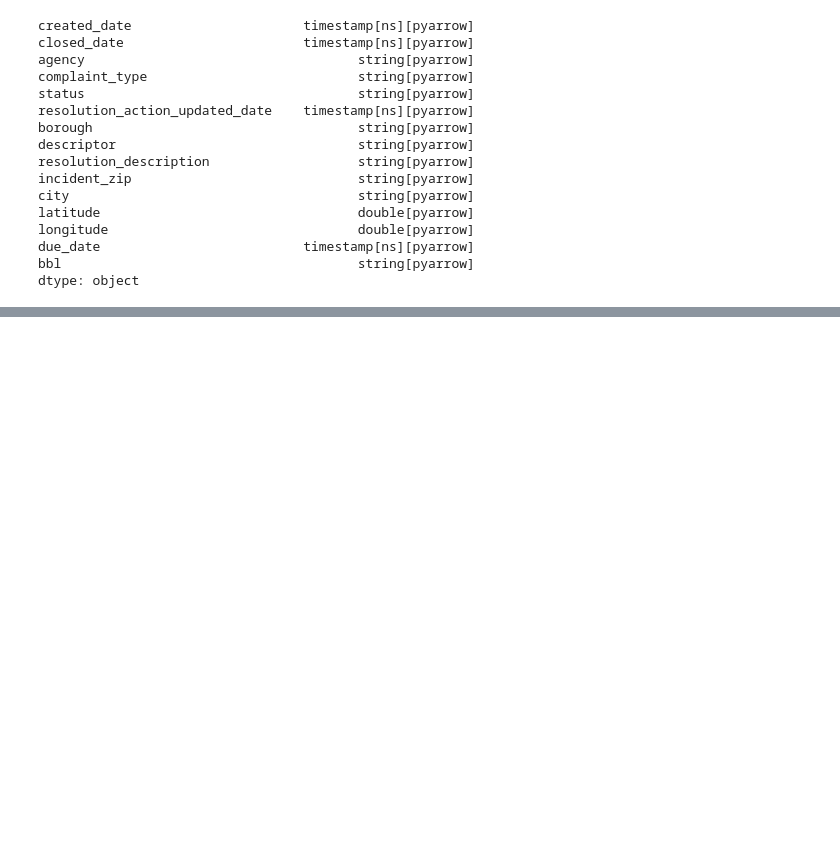
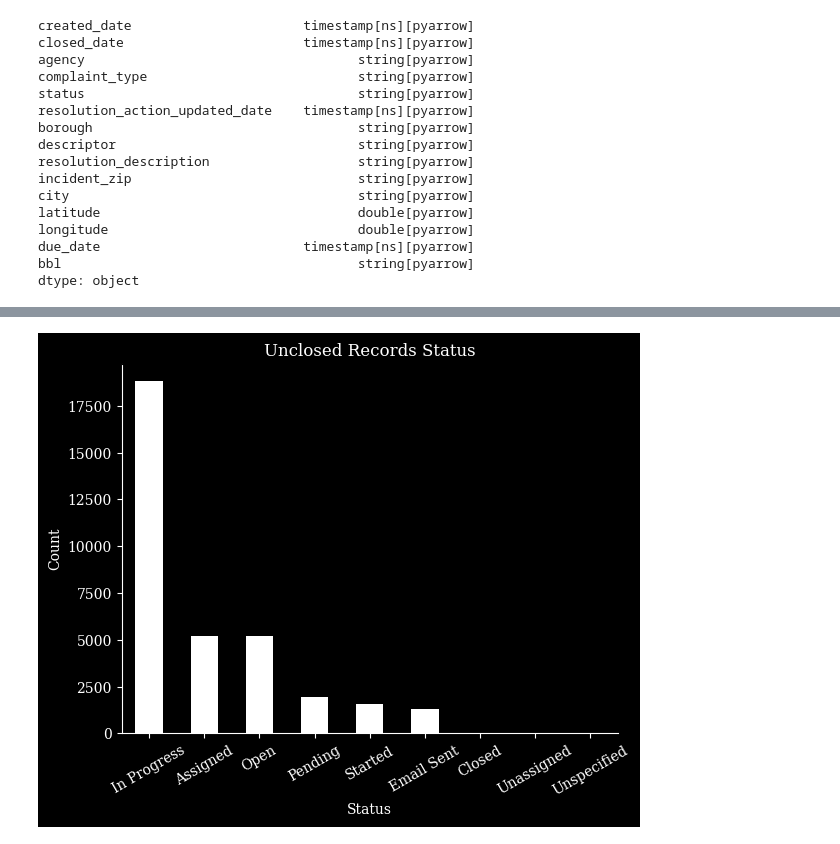
Before and after one commit to jamorr/Capstone, a Jupyter notebook: src/preprocessing.ipynb, the cells around one changed output, grey strips where cells are left out. Saved outputs shown, nothing was run; the diff lists cells and outputs as text; code cells hidden in the pictures; blank space fills up the shorter version.

```diff
--- a/src/preprocessing.ipynb
+++ b/src/preprocessing.ipynb
@@ -64,0 +111,17 @@ display(df.describe(include='string'))
+# %%
+unclosed_status = df[(df['closed_date'].isnull())].groupby('status')['created_date'].count().sort_values(ascending=False)
+ax = unclosed_status.plot.bar(title='Unclosed Records Status', ylabel='Count', xlabel='Status', color='w')#.to_clipboard()
+ax.set_facecolor((0,0,0,0))
+fig = ax.get_figure()
+fig.set_facecolor('k')
+ax.spines['bottom'].set_color('white')
+ax.spines['left'].set_color('white')
+
+# Other customizations with white for inverted theme
+ax.xaxis.label.set_color('white')
+ax.yaxis.label.set_color('white')
+ax.title.set_color('white')
+ax.tick_params(axis='x', colors='white', rotation=30)
+ax.tick_params(axis='y', colors='white')
+# %% [output]
+[figure, added]
```
Also changed, not shown: parts of 48 cells of this notebook.
